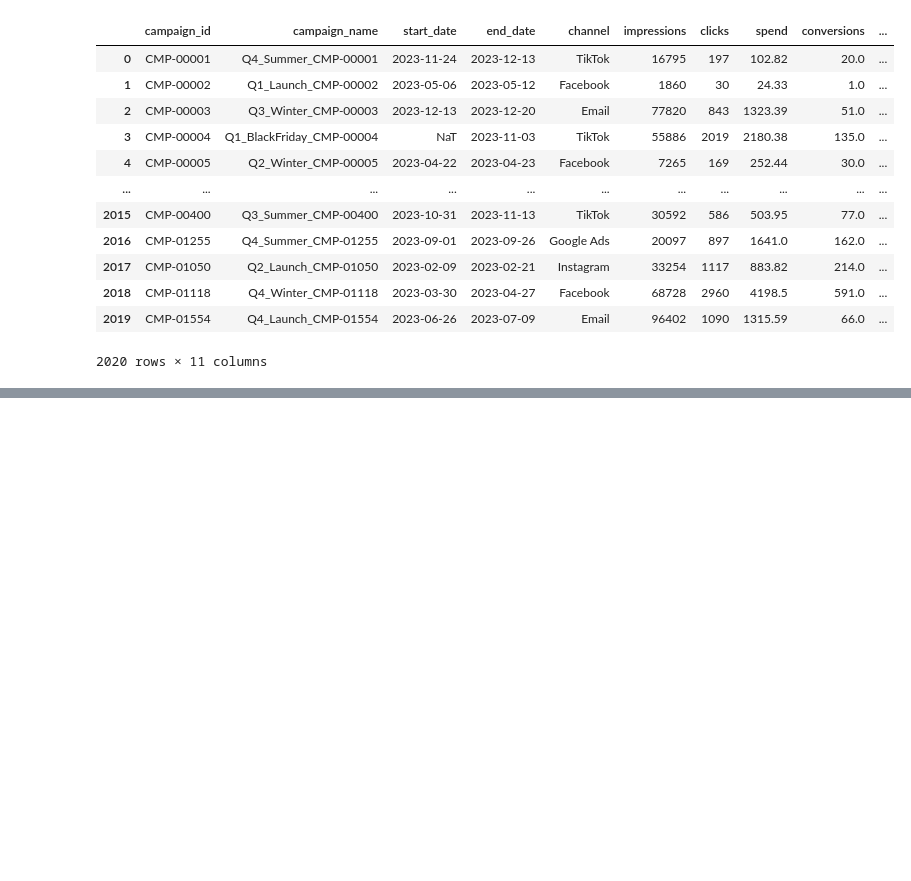
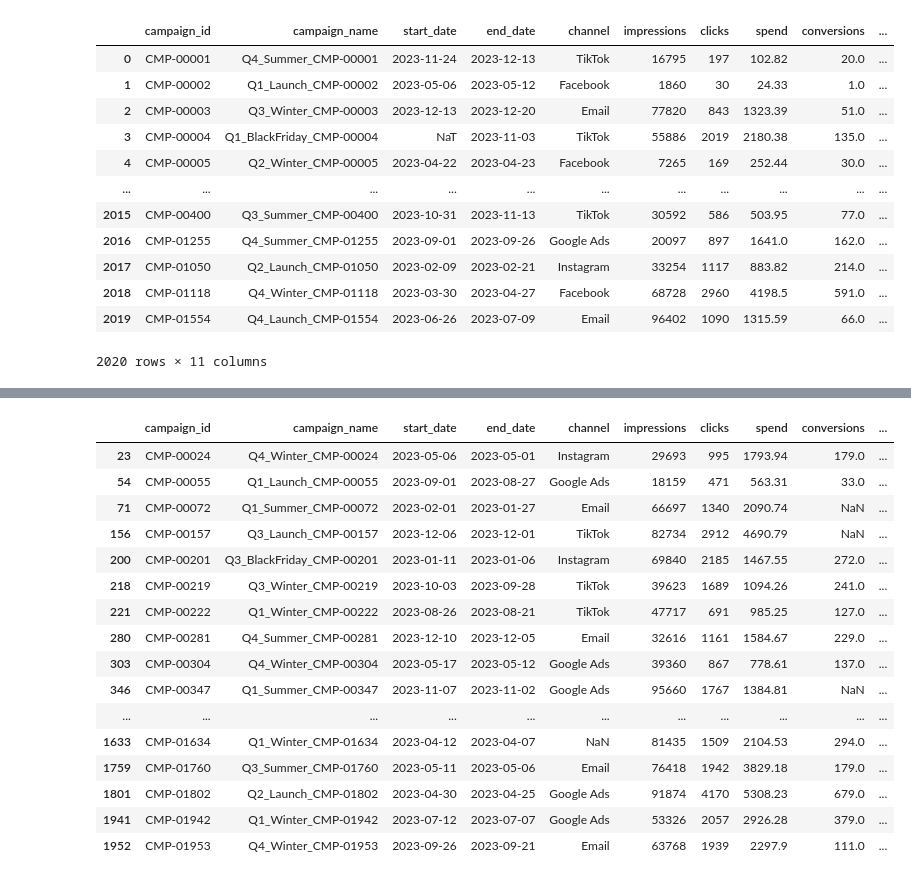
Before and after one commit to Arijit-Das-dev/Data-Cleaning-Tutorial, a Jupyter notebook: notebooks/marketing_dataset.ipynb, the cells around one changed output, grey strips where cells are left out. Saved outputs shown, nothing was run; the diff lists cells and outputs as text; code cells hidden in the pictures; blank space fills up the shorter version.

```diff
--- a/notebooks/marketing_dataset.ipynb
+++ b/notebooks/marketing_dataset.ipynb
@@ -245,0 +250,23 @@ df.loc[df['clicks'] > df['impressions']]
+# %%
+# IT IS SIMPLE LOGIC THAT START DATE WILL ALWAYS LESS THAN END DATE.
+# GETTING THOSE ROWS WHERE END DATE IS LESS THAN START DATE
+
+df.loc[df['end_date'] < df['start_date']]
+# %% [output]
+|  | campaign_id | campaign_name | start_date | end_date | channel | impressions | clicks | spend | conversions | ... |
+| 23 | CMP-00024 | Q4_Winter_CMP-00024 | 2023-05-06 | 2023-05-01 | Instagram | 29693 | 995 | 1793.94 | 179.0 | ... |
+| 54 | CMP-00055 | Q1_Launch_CMP-00055 | 2023-09-01 | 2023-08-27 | Google Ads | 18159 | 471 | 563.31 | 33.0 | ... |
+| 71 | CMP-00072 | Q1_Summer_CMP-00072 | 2023-02-01 | 2023-01-27 | Email | 66697 | 1340 | 2090.74 | NaN | ... |
+| 156 | CMP-00157 | Q3_Launch_CMP-00157 | 2023-12-06 | 2023-12-01 | TikTok | 82734 | 2912 | 4690.79 | NaN | ... |
+| 200 | CMP-00201 | Q3_BlackFriday_CMP-00201 | 2023-01-11 | 2023-01-06 | Instagram | 69840 | 2185 | 1467.55 | 272.0 | ... |
+| 218 | CMP-00219 | Q3_Winter_CMP-00219 | 2023-10-03 | 2023-09-28 | TikTok | 39623 | 1689 | 1094.26 | 241.0 | ... |
+| 221 | CMP-00222 | Q1_Winter_CMP-00222 | 2023-08-26 | 2023-08-21 | TikTok | 47717 | 691 | 985.25 | 127.0 | ... |
+| 280 | CMP-00281 | Q4_Summer_CMP-00281 | 2023-12-10 | 2023-12-05 | Email | 32616 | 1161 | 1584.67 | 229.0 | ... |
+| 303 | CMP-00304 | Q4_Winter_CMP-00304 | 2023-05-17 | 2023-05-12 | Google Ads | 39360 | 867 | 778.61 | 137.0 | ... |
+| 346 | CMP-00347 | Q1_Summer_CMP-00347 | 2023-11-07 | 2023-11-02 | Google Ads | 95660 | 1767 | 1384.81 | NaN | ... |
+| ... | ... | ... | ... | ... | ... | ... | ... | ... | ... | ... |
+| 1633 | CMP-01634 | Q1_Winter_CMP-01634 | 2023-04-12 | 2023-04-07 | NaN | 81435 | 1509 | 2104.53 | 294.0 | ... |
+| 1759 | CMP-01760 | Q3_Summer_CMP-01760 | 2023-05-11 | 2023-05-06 | Email | 76418 | 1942 | 3829.18 | 179.0 | ... |
+| 1801 | CMP-01802 | Q2_Launch_CMP-01802 | 2023-04-30 | 2023-04-25 | Google Ads | 91874 | 4170 | 5308.23 | 679.0 | ... |
+| 1941 | CMP-01942 | Q1_Winter_CMP-01942 | 2023-07-12 | 2023-07-07 | Google Ads | 53326 | 2057 | 2926.28 | 379.0 | ... |
+| 1952 | CMP-01953 | Q4_Winter_CMP-01953 | 2023-09-26 | 2023-09-21 | Email | 63768 | 1939 | 2297.9 | 111.0 | ... |
```
Also changed, not shown: parts of 6 cells of this notebook.
